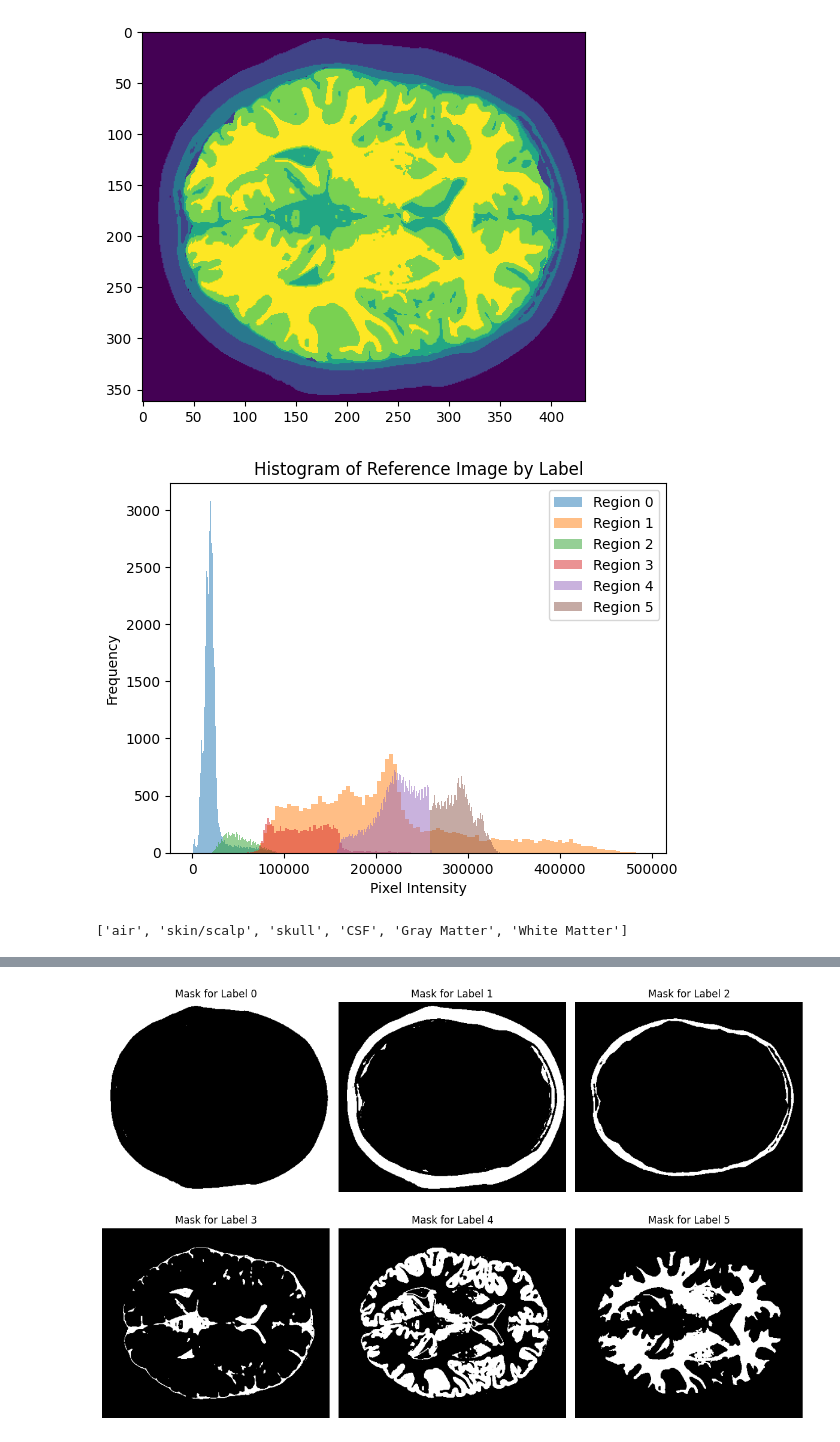
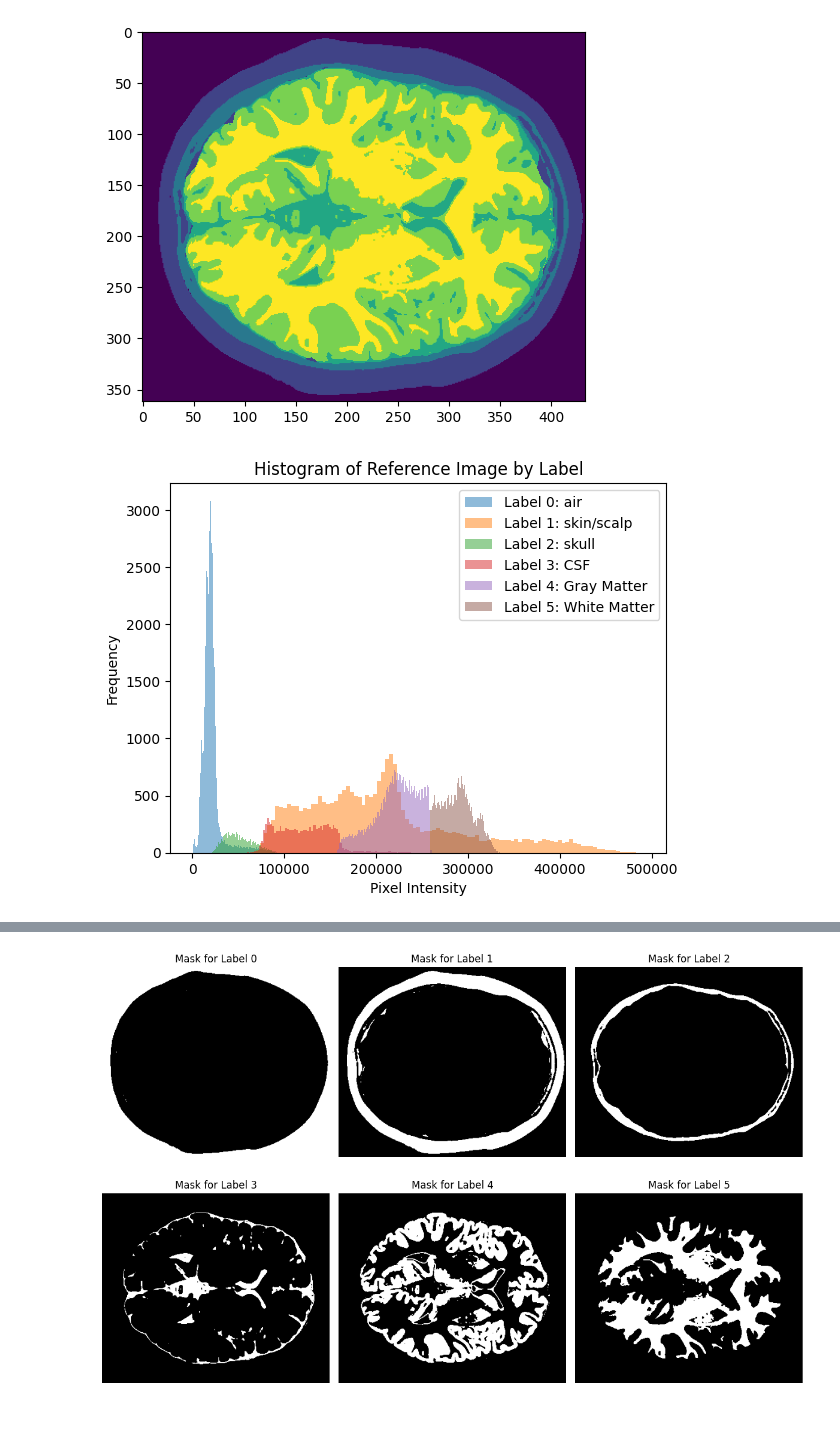
Before and after one commit to ZosoV/mri_segmentation, a Jupyter notebook: sandbox.ipynb, the cells around one changed output, grey strips where cells are left out. Drawn from its saved outputs; the diff is of its cells as text; code cells hidden in the pictures.

```diff
--- a/sandbox.ipynb
+++ b/sandbox.ipynb
@@ -78,39 +77,39 @@ plt.imshow(reference_labels)
 # %%
 import numpy as np
 
 # Flatten the reference_labels
 labels_flat = reference_labels
+
+# Label names
+label_names = ['air', 'skin/scalp', 'skull', 'CSF', 'Gray Matter', 'White Matter']
+
 
 # Initialize an empty list to store the histograms
 histograms = []
 
 # Iterate over unique labels
 for label in np.unique(labels_flat):
     # Select the pixels with the current label
     pixels = reference_img[labels_flat == label]
 
     # Plot the histogram of the selected pixels
-    hist = plt.hist(pixels.flatten(), bins=100, alpha=0.5, label=f'Region {label}')
+    hist = plt.hist(pixels.flatten(), bins=100, alpha=0.5, label=f'Label {label}: {label_names[label]}')
 
     # Append the histogram to the list
     histograms.append(hist)
 
 # Show the legend
 plt.legend()
 
 # Set the title and labels
 plt.title('Histogram of Reference Image by Label')
 plt.xlabel('Pixel Intensity')
 plt.ylabel('Frequency')
 
 # Show the plot
 plt.show()
 # %% [output]
-[figure, old version]
+[figure, new version]
-# %%
-label_names
-# %% [output]
-['air', 'skin/scalp', 'skull', 'CSF', 'Gray Matter', 'White Matter']
 # %%
 fig, axes = plt.subplots(2, 3, figsize=(12, 8))
 
```
Also changed, not shown: parts of 19 cells of this notebook.
